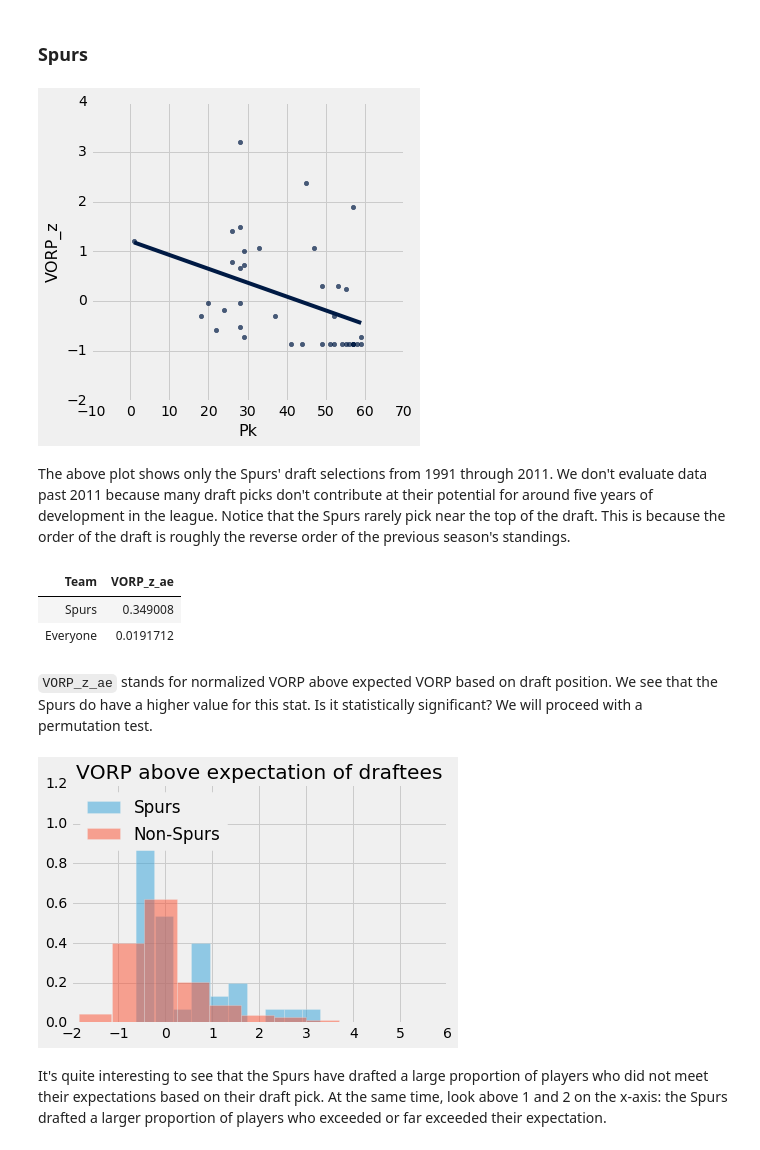
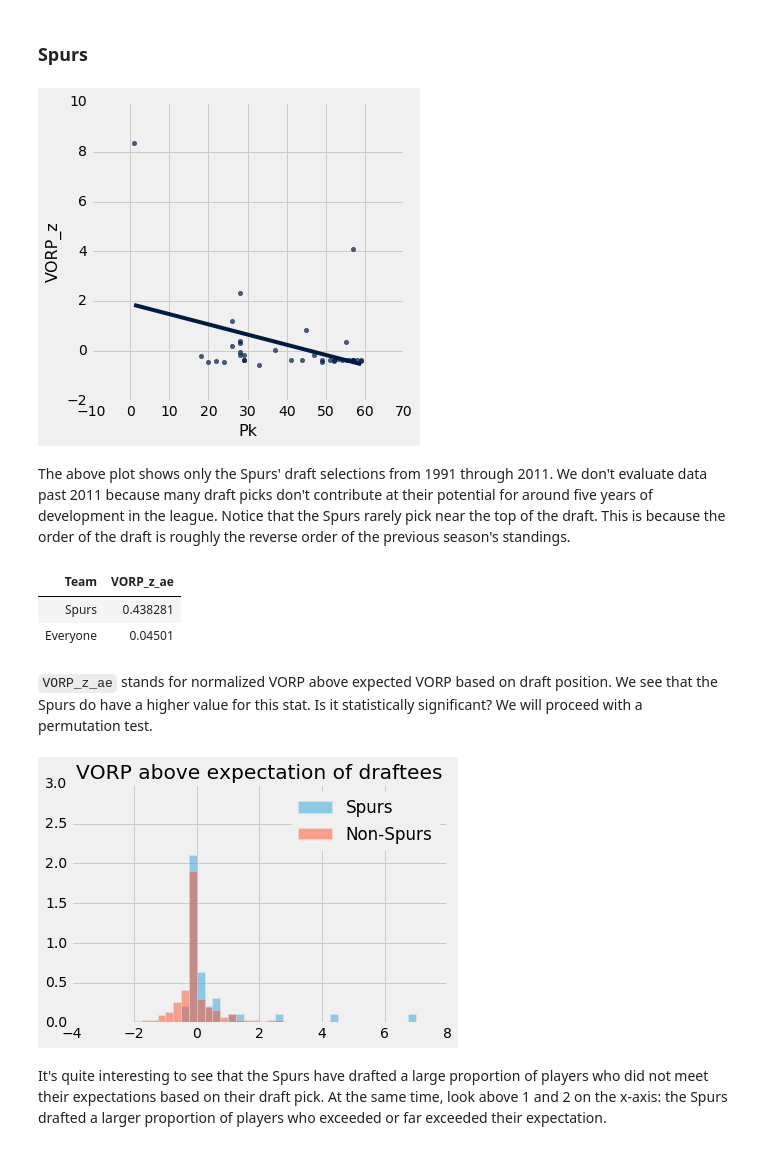
Before and after one commit to canzhiye/nba-draft-adages, a Jupyter notebook: spurs.ipynb, the cells around one changed output. Saved outputs shown, nothing was run; the diff lists cells and outputs as text; code cells hidden in the pictures.

```diff
--- a/spurs.ipynb
+++ b/spurs.ipynb
@@ -43,8 +41,15 @@ for i in range(1991, 2016):
         reader = csv.reader(f)
         j = 0
         for row in reader:
+
             if j == 0 and i == 1991:
+                row[14] = 'MPPG'
+                row[14] = 'MPPG'
+                row[15] = 'PPG'
+                row[16] = 'RPG'
+                row[17] = 'APG'
                 draft_data = Table(['Year'] + row)
+
             elif j != 0:
                 draft_data = draft_data.with_row([str(i)] + row)
             j += 1
@@ -163,7 +168,7 @@ value_stat = 'VORP'
 def to_int(s):
     return int(s)
 
-win_shares = draft_data.select(['Year','Pk', 'Player', 'Tm', 'WS/48', 'VORP']).sort('Pk')
+win_shares = draft_data.select(['Year','Pk', 'Player', 'Tm', 'WS/48', 'VORP', 'WS']).sort('Pk')
 
 years = win_shares.apply(to_int, 'Year')
 win_shares['Year'] = years.astype(np.float)
@@ -171,9 +176,14 @@ win_shares['Year'] = years.astype(np.float)
 pk = win_shares.apply(to_int, 'Pk')
 win_shares['Pk'] = pk.astype(np.float)
 
-ws = win_shares.column('WS/48')
+ws = win_shares.column('WS')
 ws[ws == ''] = 0
-win_shares['WS/48'] = ws.astype(np.float)
+win_shares['WS'] = ws.astype(np.float)
+
+ws48 = win_shares.column('WS/48')
+ws48[ws48 == ''] = 0
+win_shares['WS/48'] = ws48.astype(np.float)
+
 
 vorp = win_shares.column('VORP')
 vorp[vorp == ''] = 0
@@ -192,8 +202,9 @@ teams[teams == 'NJN'] = 'BRK'
 win_shares_sum_by_year = win_shares.group('Year', np.sum)
 win_shares_min_by_year = win_shares.group('Year', np.min)
 
-win_shares = win_shares.join('Year', win_shares_sum_by_year)#.select(['Year', 'Player', 'Pk', 'Tm', 'WS/48', 'WS/48 sum', 'VORP'])
-win_shares = win_shares.join('Year', win_shares_sum_by_year).select(['Year', 'Player', 'Pk', 'Tm', 'WS/48', 'WS/48 sum', 'VORP', 'VORP sum'])
+win_shares = win_shares.join('Year', win_shares_sum_by_year)
+win_shares = win_shares.join('Year', win_shares_sum_by_year) \
+.select(['Year', 'Player', 'Pk', 'Tm', 'WS/48', 'WS/48 sum', 'VORP', 'VORP sum', 'WS'])
 win_shares = win_shares.with_column('WS/48_%', win_shares.column('WS/48') / win_shares.column('WS/48 sum'))
 win_shares = win_shares.with_column('VORP_%', win_shares.column('VORP') / win_shares.column('VORP sum'))
 
@@ -210,6 +221,7 @@ win_shares['VORP_z'] = (win_shares.column('VORP') - vorp_u) / vorp_stdev
 
 
 z = win_shares.select(['Pk', 'WS/48_z', 'VORP_z']).group('Pk', np.mean)
+
 x = z.column(0)
 y = z.column(value_stat + '_z mean')
 
@@ -237,7 +249,7 @@ v_vorp_y = np.vectorize(vorp_y)
 
 z['WS/48_z_expected'] = v_ws_y(z.column(0))
 z['VORP_z_expected'] = v_vorp_y(z.column(0))
-
+# z.show(10)
 win_shares = win_shares.join('Pk', z)
 # win_shares.sort('Tm').show(5)
 
@@ -274,3 +286,4 @@ win_shares['Spurs'] = win_shares['Tm'] == 'SAS'
 # win_shares.select(['Pk', 'VORP_z']).scatter('Pk', overlay=True, fit_line=True)
 
 win_shares_2011 = win_shares.where(win_shares.column('Year') < 2012)
+win_shares_2011.where('Tm', 'SAS').sort('VORP_z').show(20)
@@ -314,7 +349,7 @@ spurs['Pk'] = pk.astype(np.int)
 # %%
 spurs.select(['Pk', value_stat + '_z']).scatter('Pk', overlay=True, fit_line=True)
 # %% [output]
-[figure, old version]
+[figure, new version]
 # %% [markdown]
 The above plot shows only the Spurs' draft selections from 1991 through 2011. We don't evaluate data past 2011 because many draft picks don't contribute at their potential for around five years of development in the league. Notice that the Spurs rarely pick near the top of the draft. This is because the order of the draft is roughly the reverse order of the previous season's standings.
 # %%
@@ -343,24 +378,25 @@ spurs_vs_everyone = Table(['Team', value_stat + '_z_ae']).with_rows([
 spurs_vs_everyone
 # %% [output]
 | Team | VORP_z_ae |
-| Spurs | 0.349008 |
-| Everyone | 0.0191712 |
+| Spurs | 0.438281 |
+| Everyone | 0.04501 |
 # %% [markdown]
 `VORP_z_ae` stands for normalized VORP above expected VORP based on draft position. We see that the Spurs do have a higher value for this stat. Is it statistically significant? We will proceed with a permutation test.
 # %%
 def plot_ws_z_ae(table1, table2, subject):
     spurs_draftees = table1.column(value_stat + '_z_ae')
     non_spurs_draftees = table2.column(value_stat + '_z_ae')
 
-    plt.hist(spurs_draftees, alpha=.5, normed=True, label='Spurs')
-    plt.hist(non_spurs_draftees, alpha=.5, normed=True, label='Non-Spurs')
-    plt.legend(loc='upper left')
+    plt.hist(spurs_draftees, alpha=.5, normed=True, label='Spurs', bins=np.arange(-4, 8, .25))
+    plt.hist(non_spurs_draftees, alpha=.5, normed=True, label='Non-Spurs', bins=np.arange(-4, 8, .25))
+    plt.legend(loc='upper right')
     plt.title(value_stat + " above expectation of " + subject)
+    plt.ylim(0, 3)
     plt.show()
 
 plot_ws_z_ae(spurs, not_spurs, 'draftees')
 # %% [output]
-[figure, old version]
+[figure, new version]
 # %% [markdown]
 It's quite interesting to see that the Spurs have drafted a large proportion of players who did not meet their expectations based on their draft pick. At the same time, look above 1 and 2 on the x-axis: the Spurs drafted a larger proportion of players who exceeded or far exceeded their expectation.
 # %%
```
Also changed, not shown: parts of 30 cells of this notebook, 3 other files.
